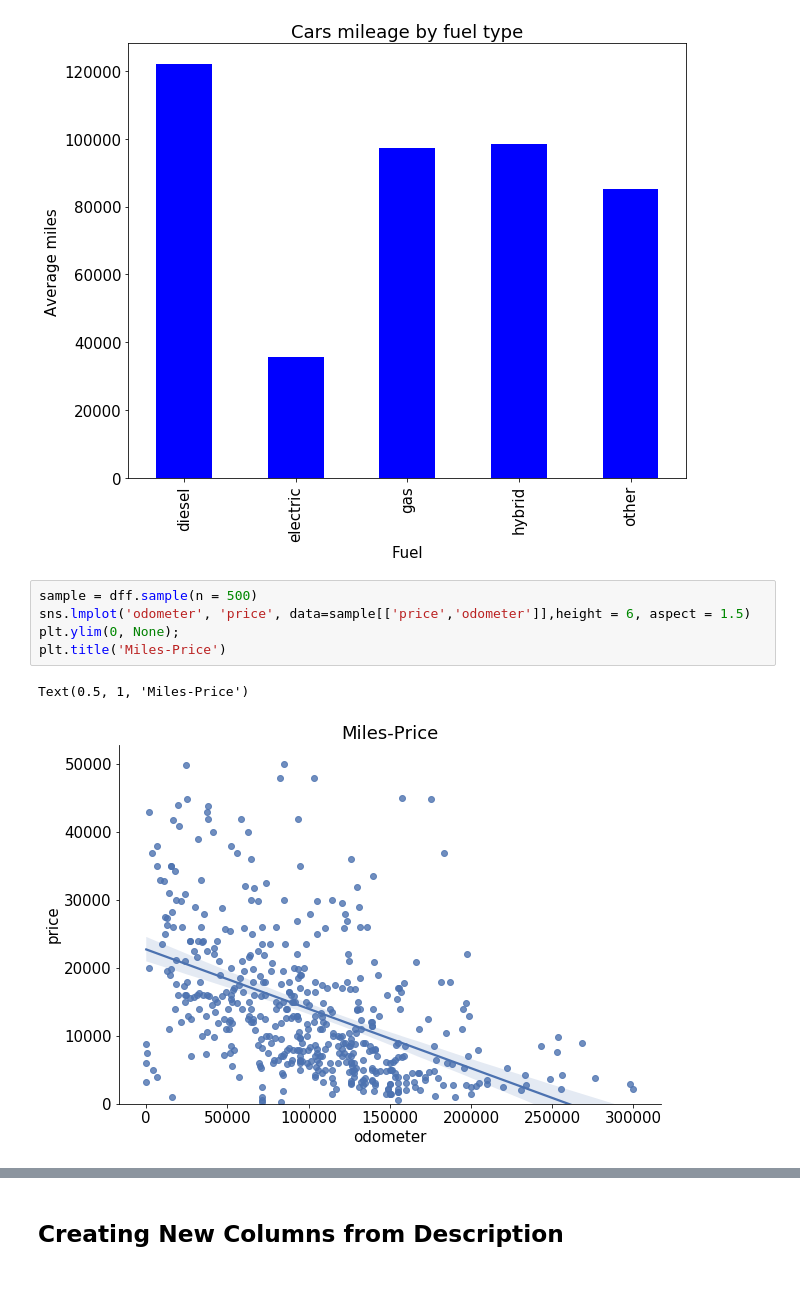
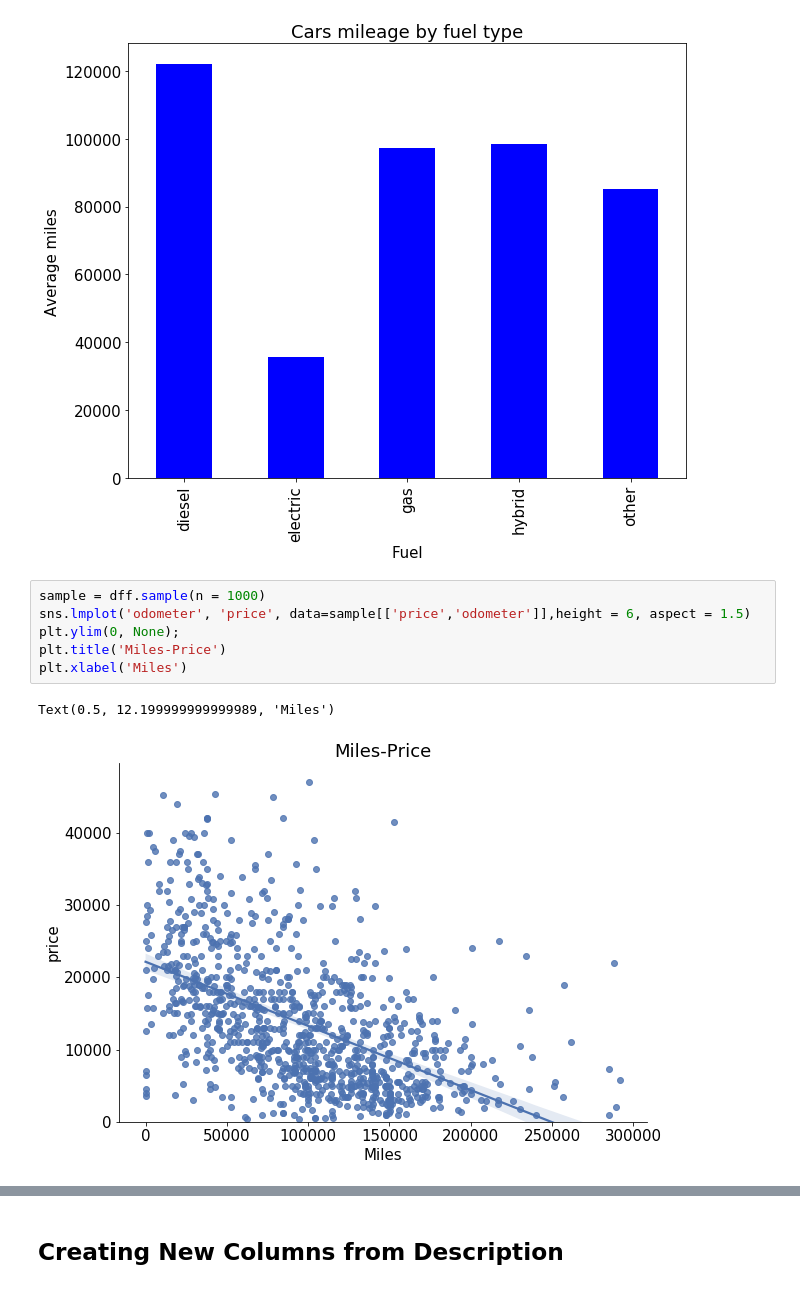
Before and after one commit to jagan-singh/Car-Price-Prediction, a Jupyter notebook: project.ipynb, the cells around one changed output, grey strips where cells are left out. Drawn from its saved outputs; the diff is of its cells as text.

```diff
--- a/project.ipynb
+++ b/project.ipynb
@@ -371,11 +375,12 @@ plt.ylabel('Average miles')
 Text(0, 0.5, 'Average miles')
 [figure]
 # %%
-sample = dff.sample(n = 500)
+sample = dff.sample(n = 1000)
 sns.lmplot('odometer', 'price', data=sample[['price','odometer']],height = 6, aspect = 1.5)
 plt.ylim(0, None);
 plt.title('Miles-Price')
+plt.xlabel('Miles')
 # %% [output]
-Text(0.5, 1, 'Miles-Price')
+Text(0.5, 12.199999999999989, 'Miles')
-[figure, old version]
+[figure, new version]
 # %%
```
Also changed, not shown: parts of 9 cells of this notebook.
